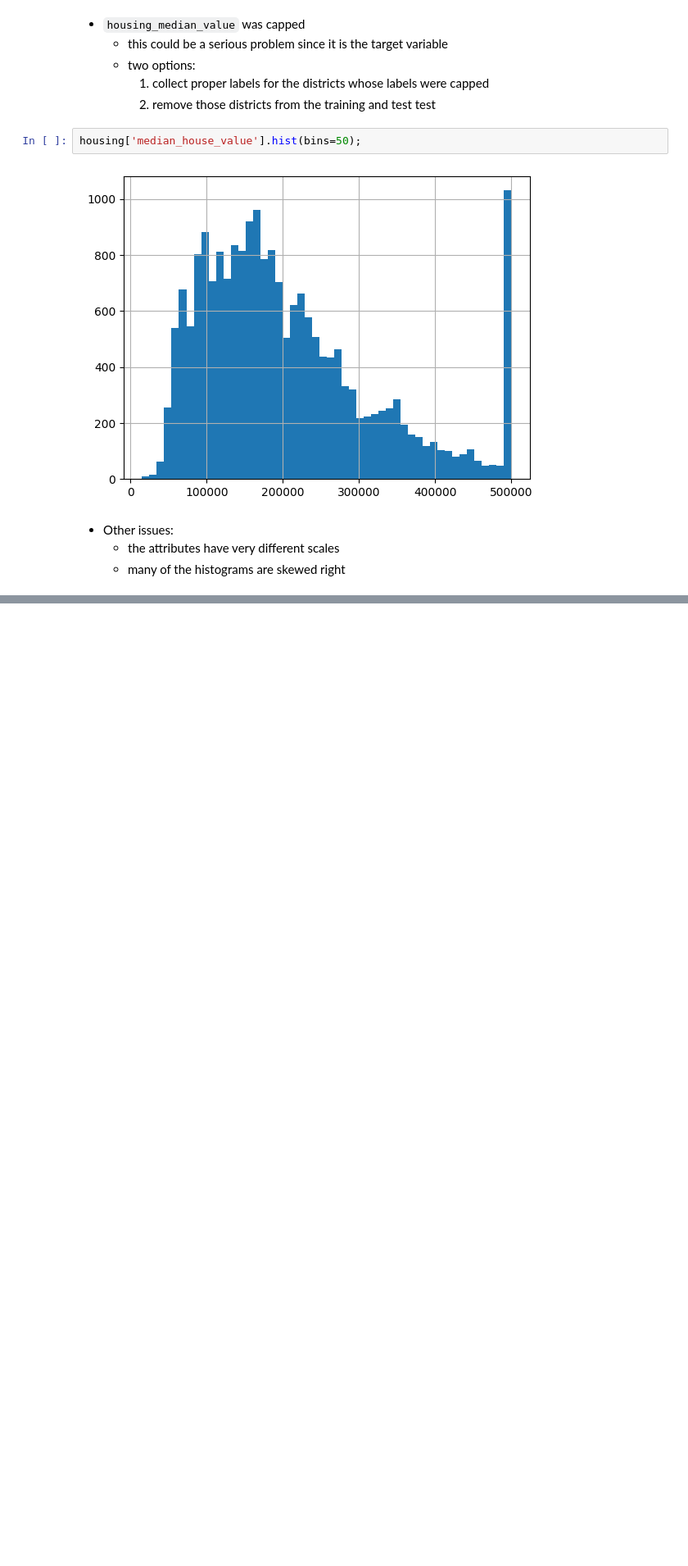
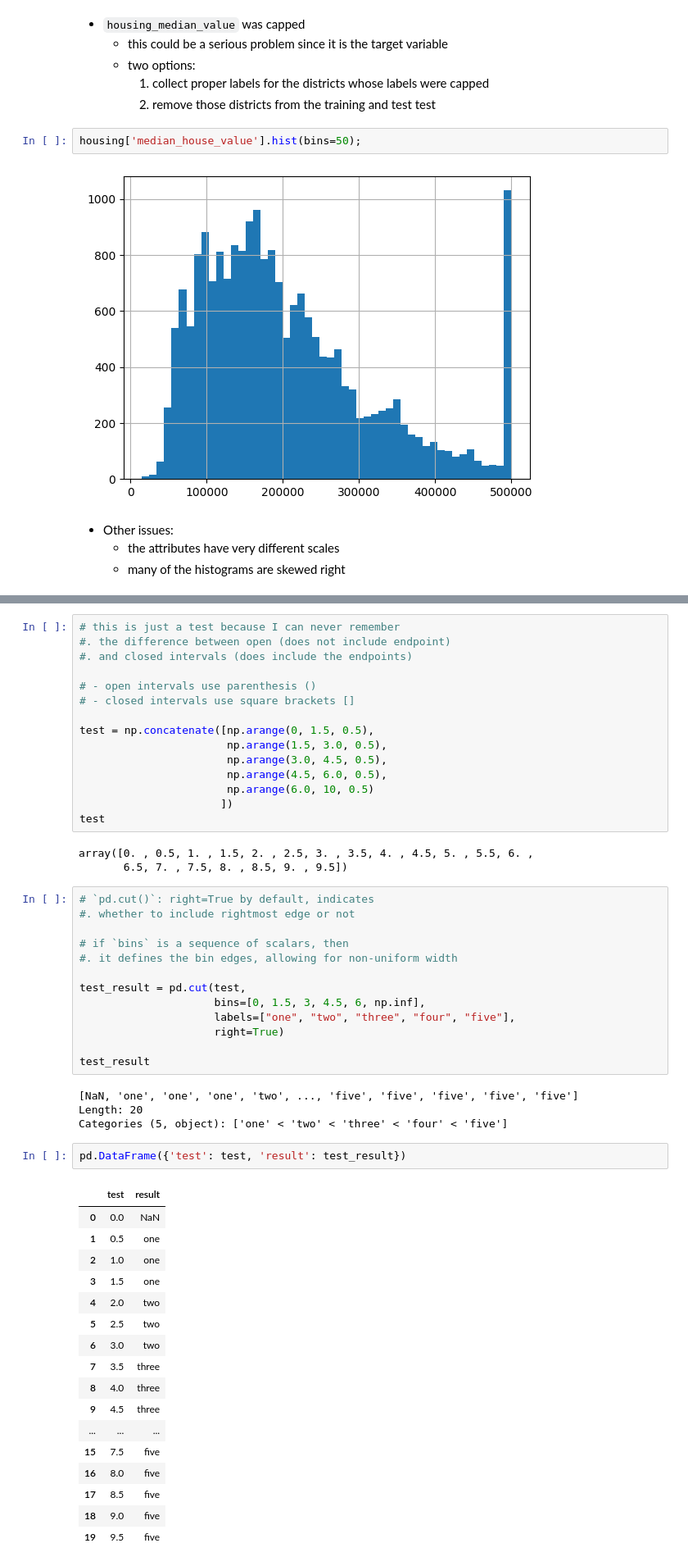
Before and after one commit to PaulToronto/Hands-on-Maching-Learning-Book, a Jupyter notebook: 2_End_to_End_Machine_Learning_Project.ipynb, the cells around one changed output, grey strips where cells are left out. Shown: that part at 82% size. Saved outputs shown, nothing was run; the diff lists cells and outputs as text; blank space fills up the shorter version.

```diff
--- a/2_End_to_End_Machine_Learning_Project.ipynb
+++ b/2_End_to_End_Machine_Learning_Project.ipynb
@@ -267,0 +294,55 @@ housing['median_house_value'].hist(bins=50);
+# %%
+# this is just a test because I can never remember
+#. the difference between open (does not include endpoint)
+#. and closed intervals (does include the endpoints)
+
+# - open intervals use parenthesis ()
+# - closed intervals use square brackets []
+
+test = np.concatenate([np.arange(0, 1.5, 0.5),
+                       np.arange(1.5, 3.0, 0.5),
+                       np.arange(3.0, 4.5, 0.5),
+                       np.arange(4.5, 6.0, 0.5),
+                       np.arange(6.0, 10, 0.5)
+                      ])
+test
+# %% [output]
+array([0. , 0.5, 1. , 1.5, 2. , 2.5, 3. , 3.5, 4. , 4.5, 5. , 5.5, 6. ,
+       6.5, 7. , 7.5, 8. , 8.5, 9. , 9.5])
+# %%
+# `pd.cut()`: right=True by default, indicates
+#. whether to include rightmost edge or not
+
+# if `bins` is a sequence of scalars, then
+#. it defines the bin edges, allowing for non-uniform width
+
+test_result = pd.cut(test,
+                     bins=[0, 1.5, 3, 4.5, 6, np.inf],
+                     labels=["one", "two", "three", "four", "five"],
+                     right=True)
+
+test_result
+# %% [output]
+[NaN, 'one', 'one', 'one', 'two', ..., 'five', 'five', 'five', 'five', 'five']
+Length: 20
+Categories (5, object): ['one' < 'two' < 'three' < 'four' < 'five']
+# %%
+pd.DataFrame({'test': test, 'result': test_result})
+# %% [output]
+|  | test | result |
+| 0 | 0.0 | NaN |
+| 1 | 0.5 | one |
+| 2 | 1.0 | one |
+| 3 | 1.5 | one |
+| 4 | 2.0 | two |
+| 5 | 2.5 | two |
+| 6 | 3.0 | two |
+| 7 | 3.5 | three |
+| 8 | 4.0 | three |
+| 9 | 4.5 | three |
+| ... | ... | ... |
+| 15 | 7.5 | five |
+| 16 | 8.0 | five |
+| 17 | 8.5 | five |
+| 18 | 9.0 | five |
+| 19 | 9.5 | five |
```
Also changed, not shown: parts of 24 cells of this notebook.
